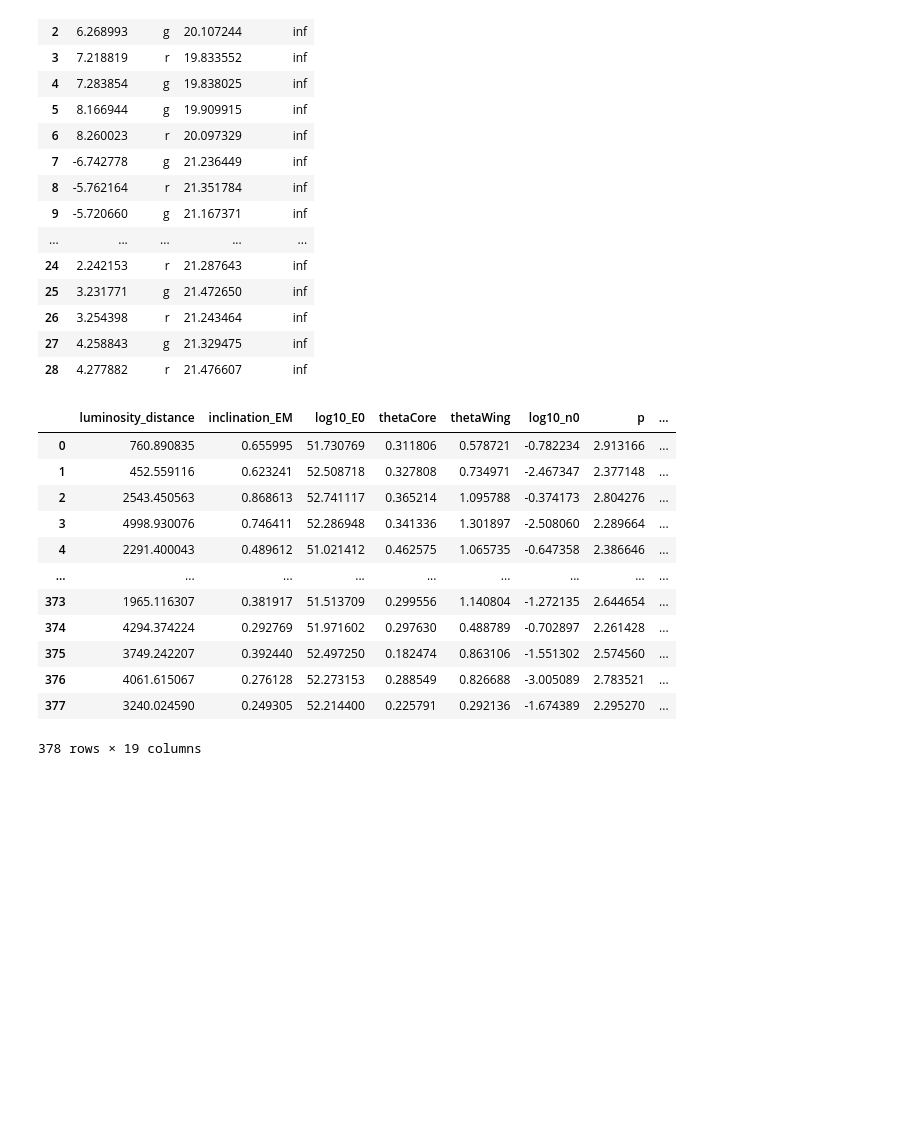
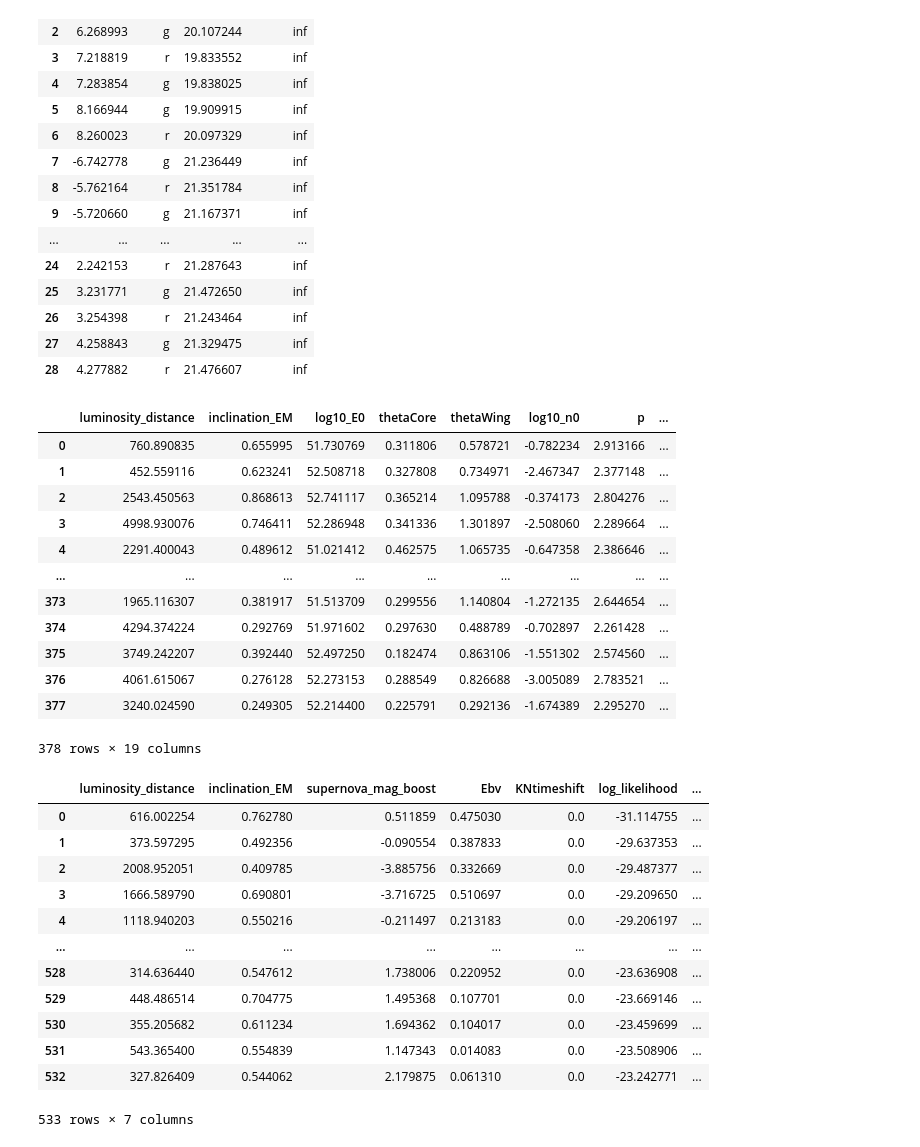
Before and after one commit to tylerbarna/nmma_fitter, a Jupyter notebook: abwysqyPlotting.ipynb, the cells around one changed output. Drawn from its saved outputs; the diff is of its cells as text; code cells hidden in the pictures; blank space fills up the shorter version.

```diff
--- a/abwysqyPlotting.ipynb
+++ b/abwysqyPlotting.ipynb
@@ -53,17 +53,31 @@ with open (grbPath,"r") as f:
-# %%
-grbResults['posterior']
-# %% [output]
-|  | luminosity_distance | inclination_EM | log10_E0 | thetaCore | thetaWing | log10_n0 | p | ... |
-| 0 | 760.890835 | 0.655995 | 51.730769 | 0.311806 | 0.578721 | -0.782234 | 2.913166 | ... |
-| 1 | 452.559116 | 0.623241 | 52.508718 | 0.327808 | 0.734971 | -2.467347 | 2.377148 | ... |
-| 2 | 2543.450563 | 0.868613 | 52.741117 | 0.365214 | 1.095788 | -0.374173 | 2.804276 | ... |
-| 3 | 4998.930076 | 0.746411 | 52.286948 | 0.341336 | 1.301897 | -2.508060 | 2.289664 | ... |
-| 4 | 2291.400043 | 0.489612 | 51.021412 | 0.462575 | 1.065735 | -0.647358 | 2.386646 | ... |
-| ... | ... | ... | ... | ... | ... | ... | ... | ... |
-| 373 | 1965.116307 | 0.381917 | 51.513709 | 0.299556 | 1.140804 | -1.272135 | 2.644654 | ... |
-| 374 | 4294.374224 | 0.292769 | 51.971602 | 0.297630 | 0.488789 | -0.702897 | 2.261428 | ... |
-| 375 | 3749.242207 | 0.392440 | 52.497250 | 0.182474 | 0.863106 | -1.551302 | 2.574560 | ... |
-| 376 | 4061.615067 | 0.276128 | 52.273153 | 0.288549 | 0.826688 | -3.005089 | 2.783521 | ... |
-| 377 | 3240.024590 | 0.249305 | 52.214400 | 0.225791 | 0.292136 | -1.674389 | 2.295270 | ... |
-378 rows × 19 columns
+# %%
+display(grbResults['posterior'])
+display(snResults['posterior'])
+# %% [output]
+|  | luminosity_distance | inclination_EM | log10_E0 | thetaCore | thetaWing | log10_n0 | p | ... |
+| 0 | 760.890835 | 0.655995 | 51.730769 | 0.311806 | 0.578721 | -0.782234 | 2.913166 | ... |
+| 1 | 452.559116 | 0.623241 | 52.508718 | 0.327808 | 0.734971 | -2.467347 | 2.377148 | ... |
+| 2 | 2543.450563 | 0.868613 | 52.741117 | 0.365214 | 1.095788 | -0.374173 | 2.804276 | ... |
+| 3 | 4998.930076 | 0.746411 | 52.286948 | 0.341336 | 1.301897 | -2.508060 | 2.289664 | ... |
+| 4 | 2291.400043 | 0.489612 | 51.021412 | 0.462575 | 1.065735 | -0.647358 | 2.386646 | ... |
+| ... | ... | ... | ... | ... | ... | ... | ... | ... |
+| 373 | 1965.116307 | 0.381917 | 51.513709 | 0.299556 | 1.140804 | -1.272135 | 2.644654 | ... |
+| 374 | 4294.374224 | 0.292769 | 51.971602 | 0.297630 | 0.488789 | -0.702897 | 2.261428 | ... |
+| 375 | 3749.242207 | 0.392440 | 52.497250 | 0.182474 | 0.863106 | -1.551302 | 2.574560 | ... |
+| 376 | 4061.615067 | 0.276128 | 52.273153 | 0.288549 | 0.826688 | -3.005089 | 2.783521 | ... |
+| 377 | 3240.024590 | 0.249305 | 52.214400 | 0.225791 | 0.292136 | -1.674389 | 2.295270 | ... |
+378 rows × 19 columns
+|  | luminosity_distance | inclination_EM | supernova_mag_boost | Ebv | KNtimeshift | log_likelihood | ... |
+| 0 | 616.002254 | 0.762780 | 0.511859 | 0.475030 | 0.0 | -31.114755 | ... |
+| 1 | 373.597295 | 0.492356 | -0.090554 | 0.387833 | 0.0 | -29.637353 | ... |
+| 2 | 2008.952051 | 0.409785 | -3.885756 | 0.332669 | 0.0 | -29.487377 | ... |
+| 3 | 1666.589790 | 0.690801 | -3.716725 | 0.510697 | 0.0 | -29.209650 | ... |
+| 4 | 1118.940203 | 0.550216 | -0.211497 | 0.213183 | 0.0 | -29.206197 | ... |
+| ... | ... | ... | ... | ... | ... | ... | ... |
+| 528 | 314.636440 | 0.547612 | 1.738006 | 0.220952 | 0.0 | -23.636908 | ... |
+| 529 | 448.486514 | 0.704775 | 1.495368 | 0.107701 | 0.0 | -23.669146 | ... |
+| 530 | 355.205682 | 0.611234 | 1.694362 | 0.104017 | 0.0 | -23.459699 | ... |
+| 531 | 543.365400 | 0.554839 | 1.147343 | 0.014083 | 0.0 | -23.508906 | ... |
+| 532 | 327.826409 | 0.544062 | 2.179875 | 0.061310 | 0.0 | -23.242771 | ... |
+533 rows × 7 columns
 # %%
```
Also changed, not shown: parts of 11 cells of this notebook, 1 other file.
